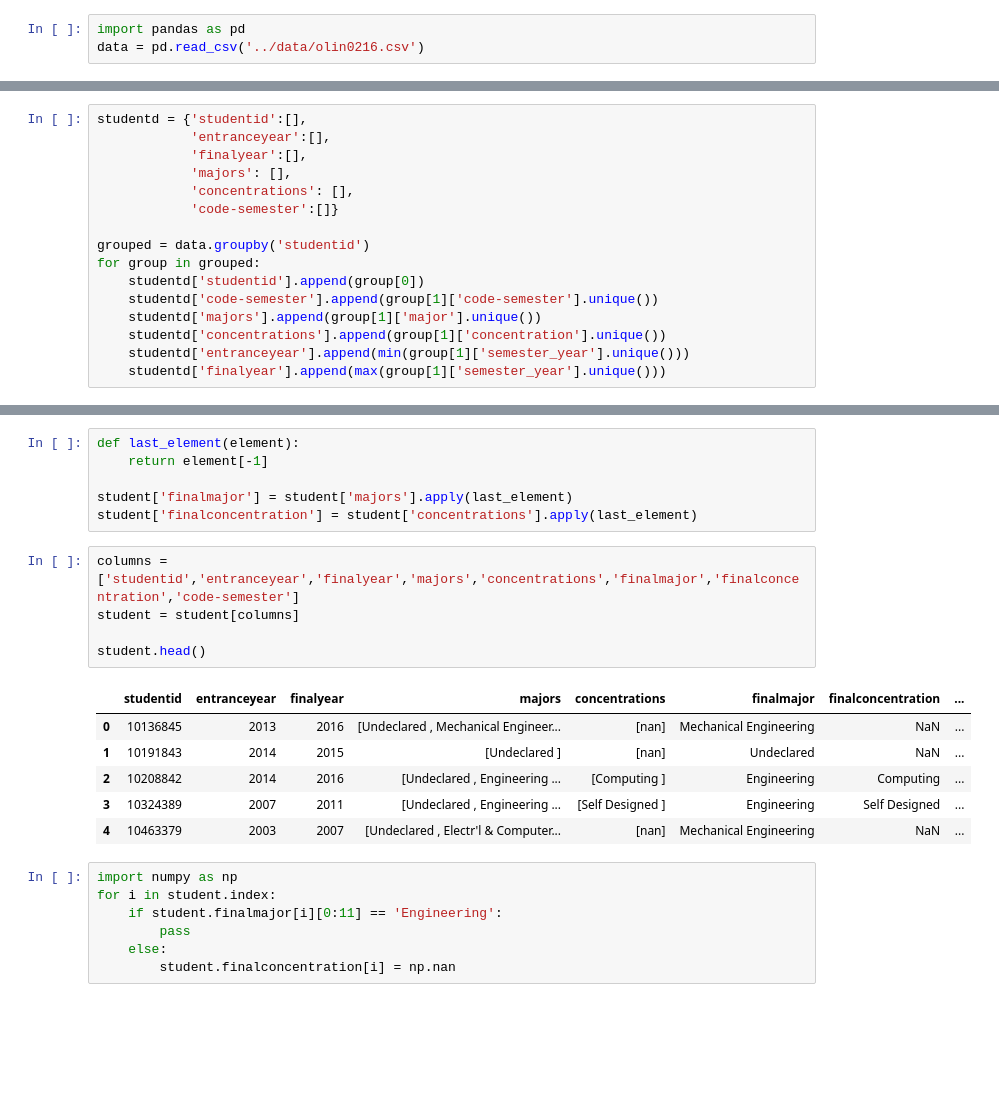
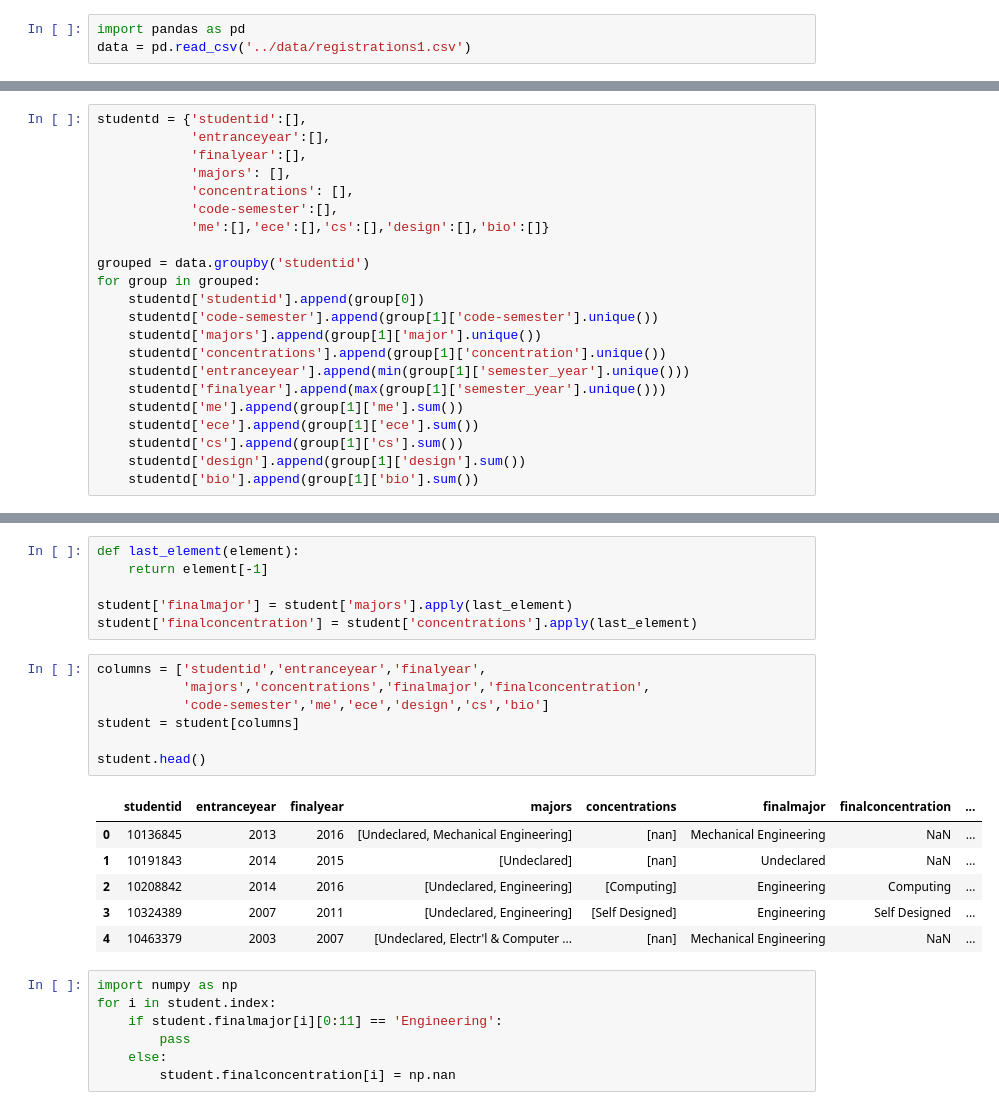
Before and after one commit to idgetto/DataScienceFinalProject, a Jupyter notebook: cleaning/student_jee.ipynb, the cells around one changed output, grey strips where cells are left out. Cells and saved outputs as stored; diff of their text form; blank space fills up the shorter version.

```diff
--- a/cleaning/student_jee.ipynb
+++ b/cleaning/student_jee.ipynb
@@ -10,7 +10,7 @@
 |00000000|2002|2006|[Undeclared, Engineering]|[Design]|Engineering|Design|['AHS0000 0203FA', ...]|
 # %%
 import pandas as pd
-data = pd.read_csv('../data/olin0216.csv')
+data = pd.read_csv('../data/registrations1.csv')
 # %%
 data.head()
 # %% [output]
@@ -126,7 +177,8 @@ studentd = {'studentid':[],
             'finalyear':[],
             'majors': [],
             'concentrations': [],
-            'code-semester':[]}
+            'code-semester':[],
+            'me':[],'ece':[],'cs':[],'design':[],'bio':[]}
 
 grouped = data.groupby('studentid')
 for group in grouped:
@@ -136,5 +188,10 @@ for group in grouped:
     studentd['concentrations'].append(group[1]['concentration'].unique())
     studentd['entranceyear'].append(min(group[1]['semester_year'].unique()))
     studentd['finalyear'].append(max(group[1]['semester_year'].unique()))
+    studentd['me'].append(group[1]['me'].sum())
+    studentd['ece'].append(group[1]['ece'].sum())
+    studentd['cs'].append(group[1]['cs'].sum())
+    studentd['design'].append(group[1]['design'].sum())
+    studentd['bio'].append(group[1]['bio'].sum())
 # %%
 student = pd.DataFrame(studentd)
@@ -145,17 +223,19 @@ def last_element(element):
 student['finalmajor'] = student['majors'].apply(last_element)
 student['finalconcentration'] = student['concentrations'].apply(last_element)
 # %%
-columns = ['studentid','entranceyear','finalyear','majors','concentrations','finalmajor','finalconcentration','code-semester']
+columns = ['studentid','entranceyear','finalyear',
+           'majors','concentrations','finalmajor','finalconcentration',
+           'code-semester','me','ece','design','cs','bio']
 student = student[columns]
 
 student.head()
 # %% [output]
 |  | studentid | entranceyear | finalyear | majors | concentrations | finalmajor | finalconcentration | ... |
-| 0 | 10136845 | 2013 | 2016 | [Undeclared , Mechanical Engineer... | [nan] | Mechanical Engineering | NaN | ... |
-| 1 | 10191843 | 2014 | 2015 | [Undeclared ] | [nan] | Undeclared | NaN | ... |
-| 2 | 10208842 | 2014 | 2016 | [Undeclared , Engineering ... | [Computing ] | Engineering | Computing | ... |
-| 3 | 10324389 | 2007 | 2011 | [Undeclared , Engineering ... | [Self Designed ] | Engineering | Self Designed | ... |
-| 4 | 10463379 | 2003 | 2007 | [Undeclared , Electr'l & Computer... | [nan] | Mechanical Engineering | NaN | ... |
+| 0 | 10136845 | 2013 | 2016 | [Undeclared, Mechanical Engineering] | [nan] | Mechanical Engineering | NaN | ... |
+| 1 | 10191843 | 2014 | 2015 | [Undeclared] | [nan] | Undeclared | NaN | ... |
+| 2 | 10208842 | 2014 | 2016 | [Undeclared, Engineering] | [Computing] | Engineering | Computing | ... |
+| 3 | 10324389 | 2007 | 2011 | [Undeclared, Engineering] | [Self Designed] | Engineering | Self Designed | ... |
+| 4 | 10463379 | 2003 | 2007 | [Undeclared, Electr'l & Computer ... | [nan] | Mechanical Engineering | NaN | ... |
 # %%
 import numpy as np
 for i in student.index:
```
Also changed, not shown: parts of 8 cells of this notebook, 2 other files.
